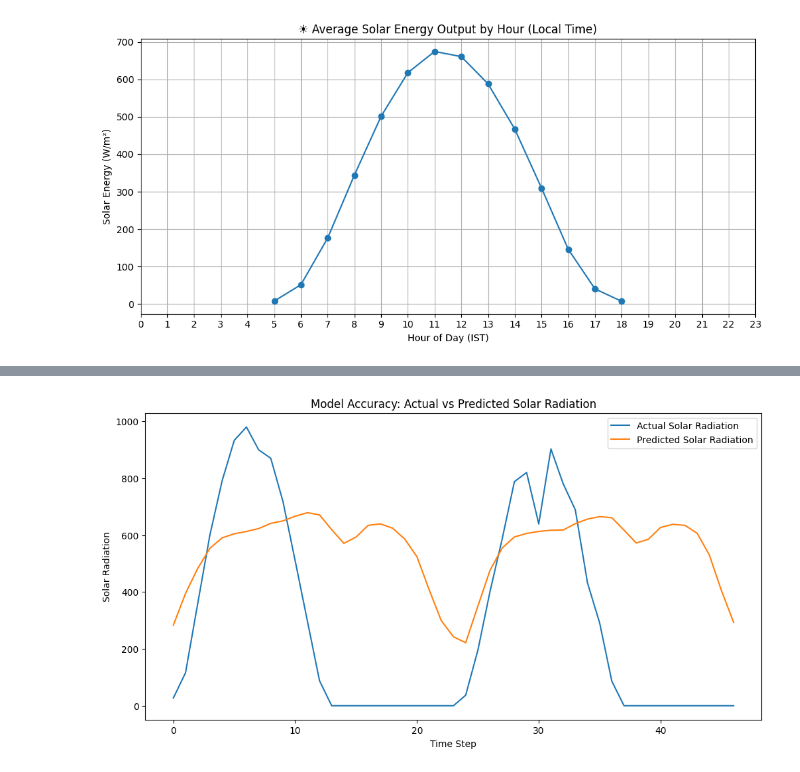
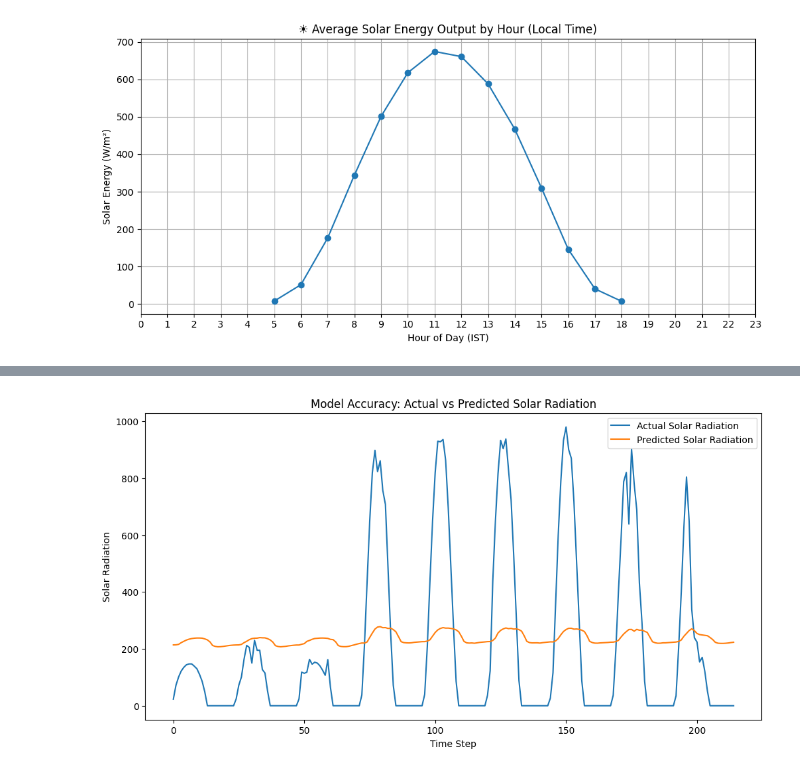
Before and after one commit to studentanush/weatherNet, a Jupyter notebook: version2.ipynb, the cells around one changed output, grey strips where cells are left out. Cells and saved outputs as stored; diff of their text form; code cells hidden in the pictures.

```diff
--- a/version2.ipynb
+++ b/version2.ipynb
@@ -343,7 +343,7 @@ def add_time_features(df):
 def evaluation_fetch(lat, lon, key):
     now = datetime.now()
     today_midnight = datetime(now.year, now.month, now.day)
-    yesterday_midnight = today_midnight - timedelta(days=3)
+    yesterday_midnight = today_midnight - timedelta(days=10)
     print(yesterday_midnight)
     print(today_midnight)
     params = {
@@ -465,37 +460,37 @@ FEATURES = [
     "RH2M", "QV2M", "PS", "WS2M", "CLOUD_AMT",
     "ALLSKY_SFC_LW_DWN", "T2M", "hour_sin", "hour_cos", "month_sin", "month_cos"
  ]
-MODEL_PATH = "models/version4.pth"
+MODEL_PATH = "models/version6_q09.pth"
 SCALER_PATH = "scalers/feature_scaler.pkl"
 
 scaler = joblib.load(SCALER_PATH)
 model = LSTMAttentionModelDeep(input_size=len(FEATURES))
 model.load_state_dict(torch.load(MODEL_PATH, map_location='cpu'))
 model.eval()
 
 actual = []
 predicted = []
 
 for i in range(SEQ_LEN, len(df)-1):
     input_df = df.iloc[i-SEQ_LEN:i]
     input_features = input_df[FEATURES]
     input_scaled = scaler.transform(input_features)
     if input_scaled.shape[0] == SEQ_LEN:
         input_tensor = torch.tensor(input_scaled, dtype=torch.float32).unsqueeze(0)
         with torch.no_grad():
             pred = model(input_tensor).item()
         predicted.append(pred)
         actual.append(df.iloc[i+1]['solar_rad'])
     else:
         print(f"Skipped index {i}: input length {input_scaled.shape[0]} != 24")
 
 plt.figure(figsize=(12,6))
 plt.plot(actual, label='Actual Solar Radiation')
 plt.plot(predicted, label='Predicted Solar Radiation')
 plt.xlabel('Time Step')
 plt.ylabel('Solar Radiation')
 plt.title('Model Accuracy: Actual vs Predicted Solar Radiation')
 plt.legend()
 plt.show()
 # %% [output]
-[figure, old version]
+[figure, new version]
```
Also changed, not shown: parts of 6 cells of this notebook, 12 other files.
